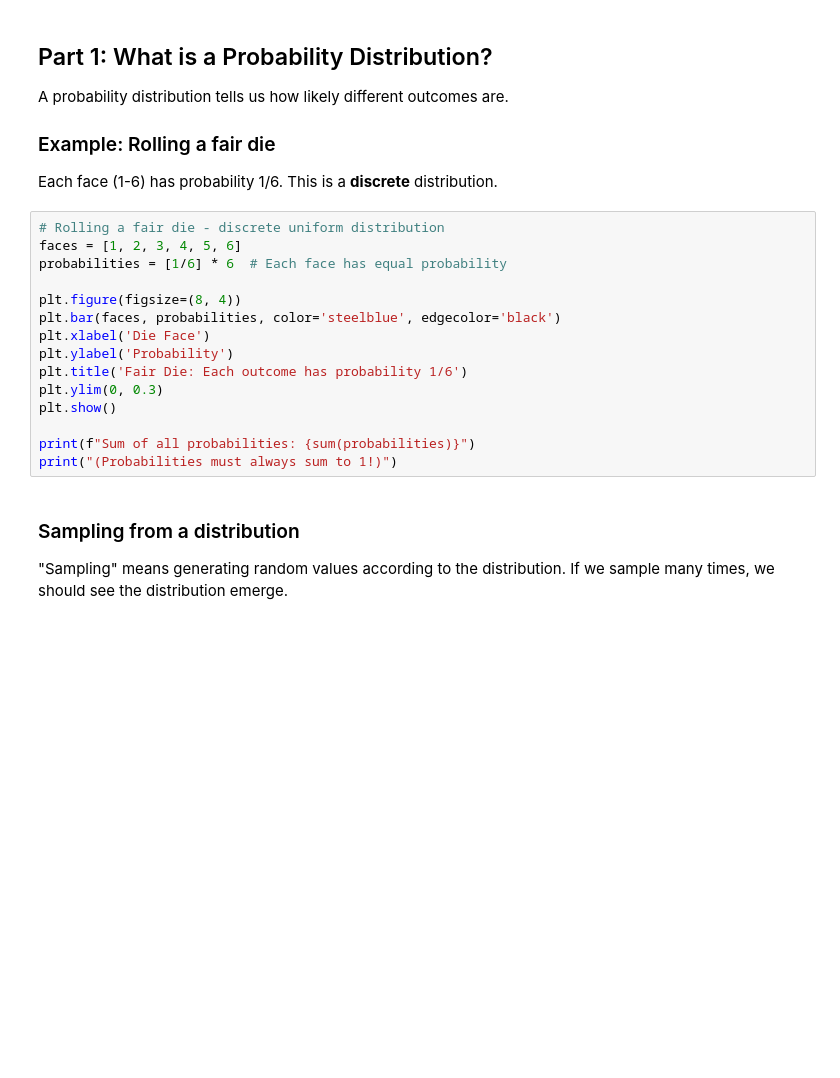
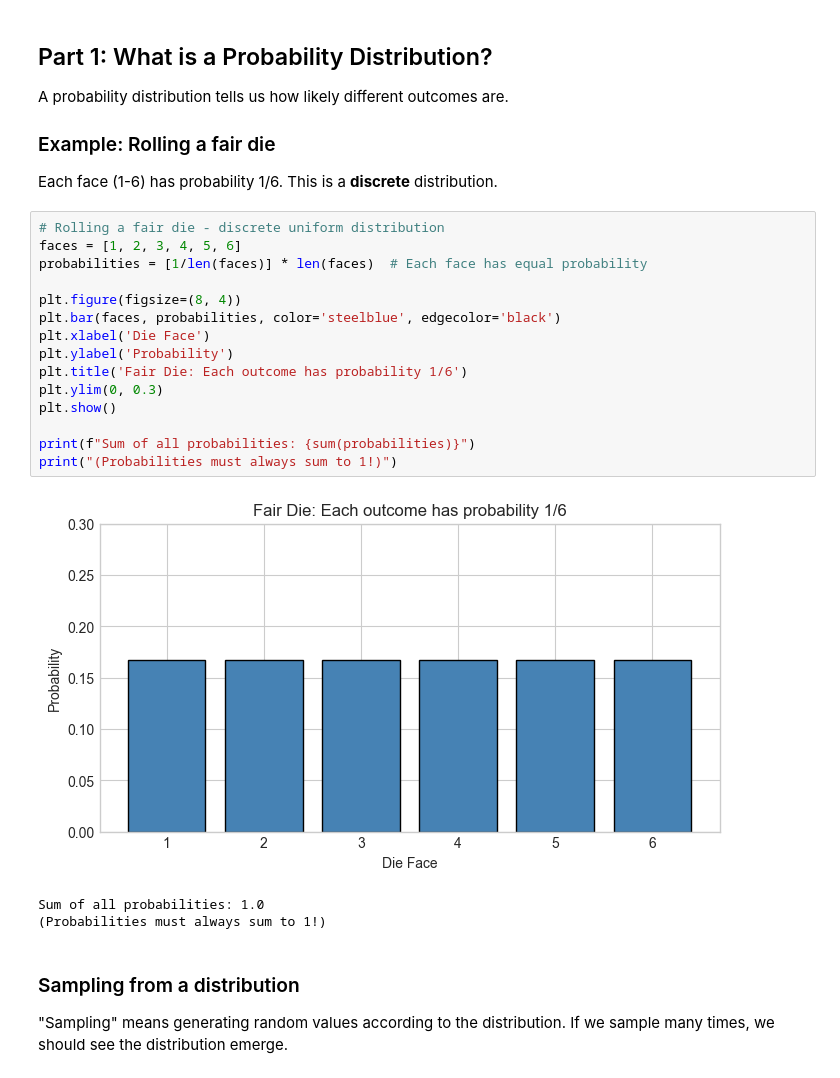
Before and after one commit to kai-happyvirus/variational-inference, a Jupyter notebook: 01_probability_basics.ipynb, the cells around one changed output. Cells and saved outputs as stored; diff of their text form; blank space fills up the shorter version.

```diff
--- a/01_probability_basics.ipynb
+++ b/01_probability_basics.ipynb
@@ -25,18 +25,22 @@ Each face (1-6) has probability 1/6. This is a **discrete** distribution.
 # %%
 # Rolling a fair die - discrete uniform distribution
 faces = [1, 2, 3, 4, 5, 6]
-probabilities = [1/6] * 6  # Each face has equal probability
+probabilities = [1/len(faces)] * len(faces)  # Each face has equal probability
 
 plt.figure(figsize=(8, 4))
 plt.bar(faces, probabilities, color='steelblue', edgecolor='black')
 plt.xlabel('Die Face')
 plt.ylabel('Probability')
 plt.title('Fair Die: Each outcome has probability 1/6')
 plt.ylim(0, 0.3)
 plt.show()
 
 print(f"Sum of all probabilities: {sum(probabilities)}")
 print("(Probabilities must always sum to 1!)")
+# %% [output]
+[figure, added]
+Sum of all probabilities: 1.0
+(Probabilities must always sum to 1!)
 # %% [markdown]
 ### Sampling from a distribution
 
```
Also changed, not shown: parts of 6 cells of this notebook.
